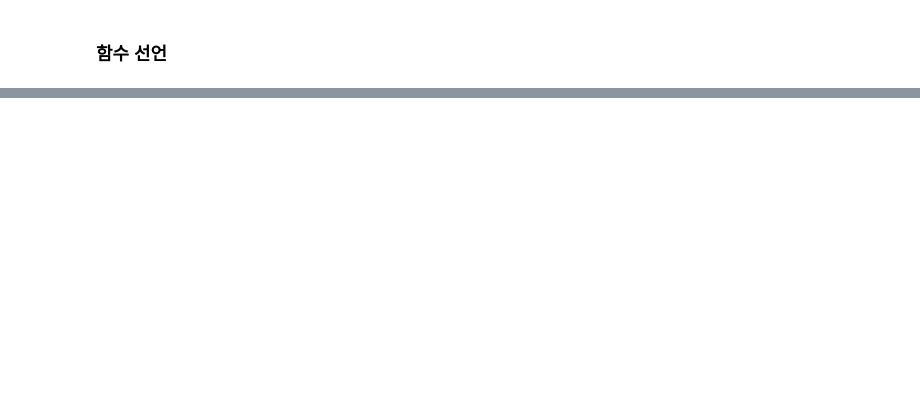
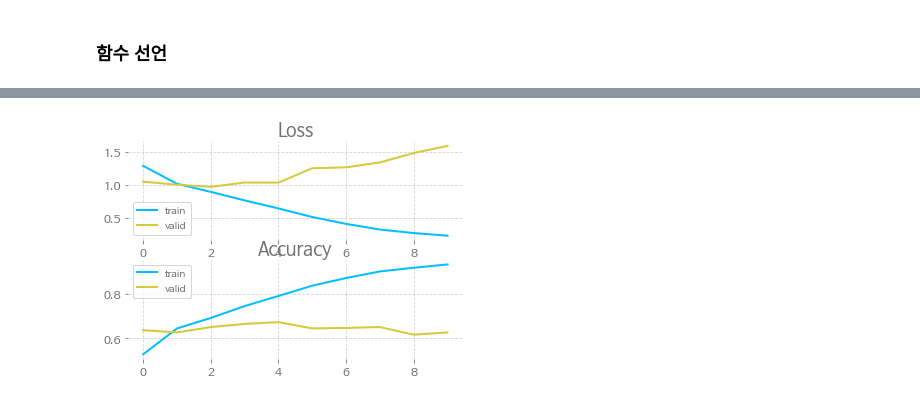
Before and after one commit to JoSangYeon/Emotion_Classifier_Project, a Jupyter notebook: main_Notebook.ipynb, the cells around one changed output, grey strips where cells are left out. Drawn from its saved outputs; the diff is of its cells as text; code cells hidden in the pictures; blank space fills up the shorter version.

Commit message:
model 2(roberta)

```diff
--- a/main_Notebook.ipynb
+++ b/main_Notebook.ipynb
@@ -149,0 +162,18 @@ with open(f"models/{file_name}_history.pickle", 'wb') as f:
+# %%
+model_path = "klue/roberta-base"
+
+train_dataset = MyDataset(train_x, train_y, model_path=model_path)
+valid_dataset = MyDataset(valid_x, valid_y, model_path=model_path)
+test_dataset = MyDataset(test_x, test_y, model_path=model_path)
+
+train_loader = DataLoader(train_dataset, batch_size=32, shuffle=True)
+valid_loader = DataLoader(valid_dataset, batch_size=32)
+test_loader = DataLoader(test_dataset, batch_size=32)
+# %%
+class_name = "MyModel_1"
+model = get_Model(class_name, model_path)
+device = 'cuda' if torch.cuda.is_available() else 'cpu'
+optimizer = torch.optim.AdamW(model.parameters(), lr=5e-5)
+criterion = nn.CrossEntropyLoss()
+
+device
@@ -149,0 +187,4 @@ with open(f"models/{file_name}_history.pickle", 'wb') as f:
+# %%
+# train
+print("============================= Train =============================")
+history = train(model, device, optimizer, criterion, 10, train_loader, valid_loader)
@@ -149,0 +209,4 @@ with open(f"models/{file_name}_history.pickle", 'wb') as f:
+# %%
+draw_history(history)
+# %% [output]
+[figure, added]
```
Also changed, not shown: parts of 15 cells of this notebook, 3 other files.
